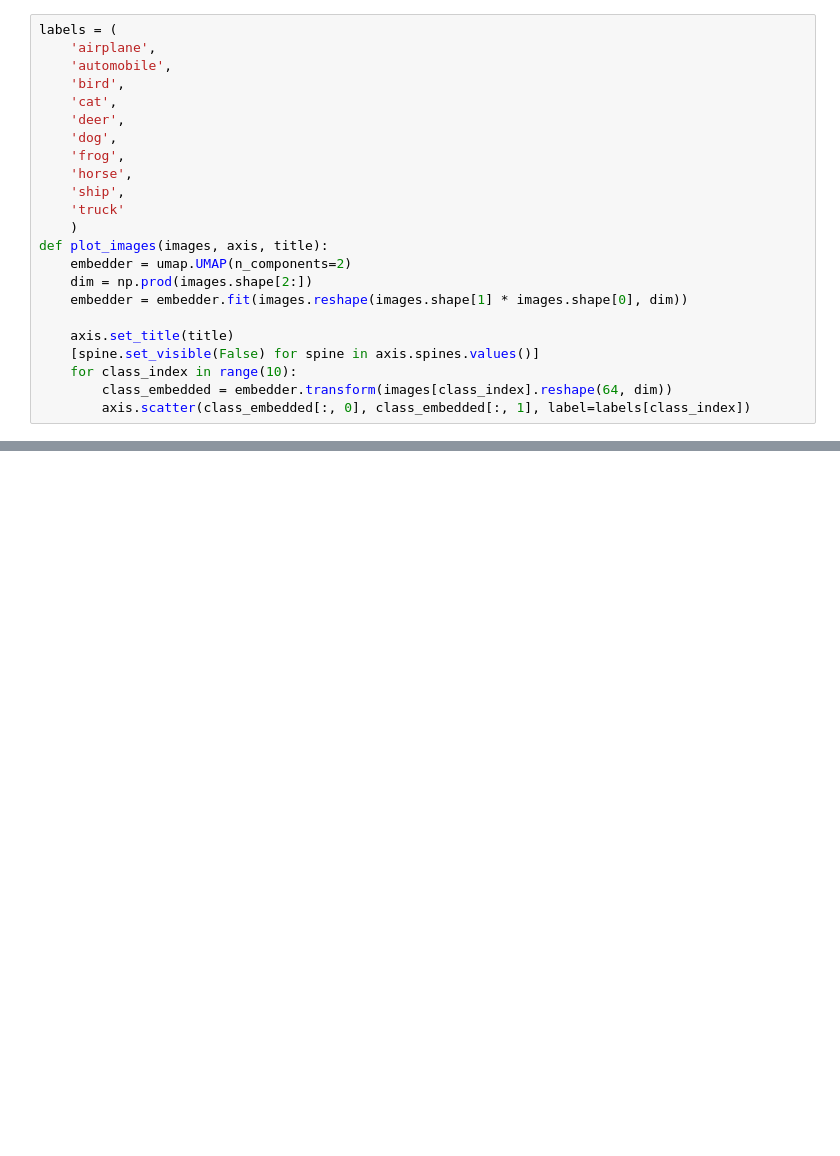
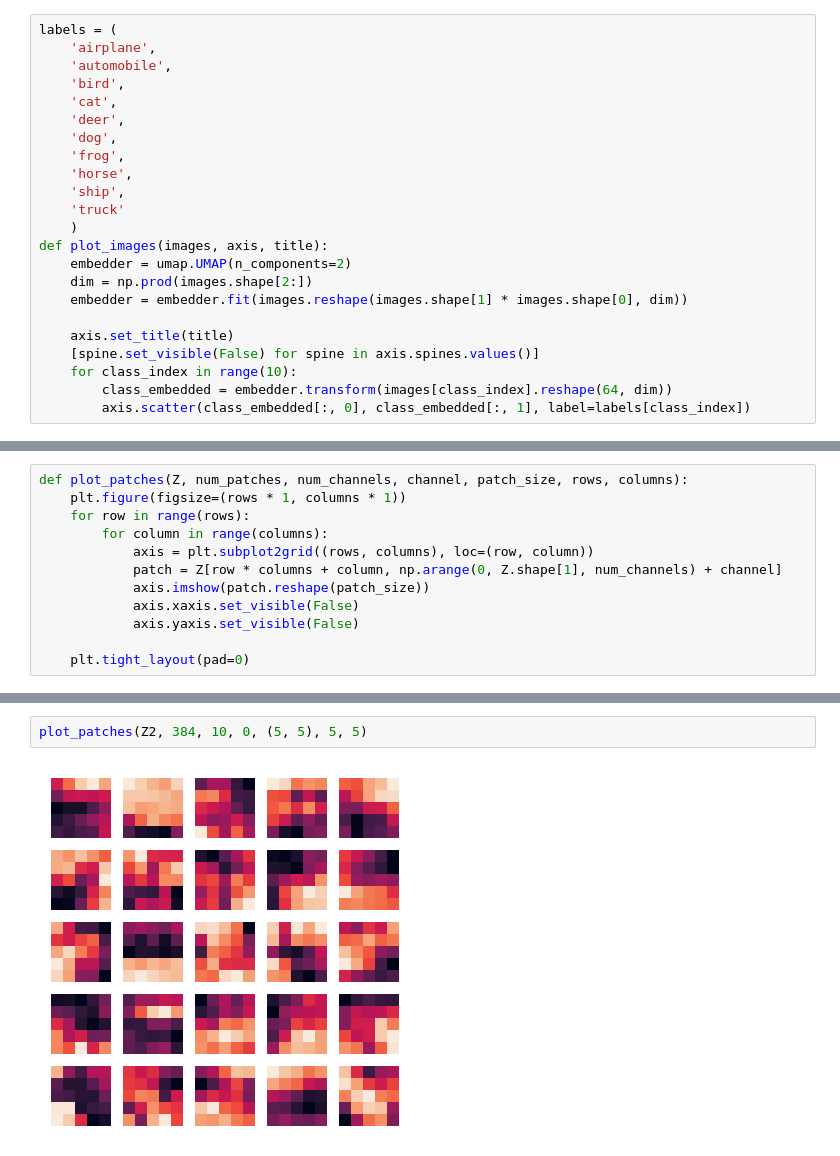
Before and after one commit to kekeblom/DeepCGP, a Jupyter notebook: notebooks/Inspect.ipynb, the cells around one changed output, grey strips where cells are left out. Saved outputs shown, nothing was run; the diff lists cells and outputs as text; blank space fills up the shorter version.

```diff
--- a/notebooks/Inspect.ipynb
+++ b/notebooks/Inspect.ipynb
@@ -377,0 +389,12 @@ Text(0.5,0.98,'Inducing points')
+# %%
+def plot_patches(Z, num_patches, num_channels, channel, patch_size, rows, columns):
+    plt.figure(figsize=(rows * 1, columns * 1))
+    for row in range(rows):
+        for column in range(columns):
+            axis = plt.subplot2grid((rows, columns), loc=(row, column))
+            patch = Z[row * columns + column, np.arange(0, Z.shape[1], num_channels) + channel]
+            axis.imshow(patch.reshape(patch_size))
+            axis.xaxis.set_visible(False)
+            axis.yaxis.set_visible(False)
+
+    plt.tight_layout(pad=0)
@@ -377,0 +421,4 @@ Text(0.5,0.98,'Inducing points')
+# %%
+plot_patches(Z2, 384, 10, 0, (5, 5), 5, 5)
+# %% [output]
+[figure, added]
```
Also changed, not shown: parts of 15 cells of this notebook, 1 other file.
